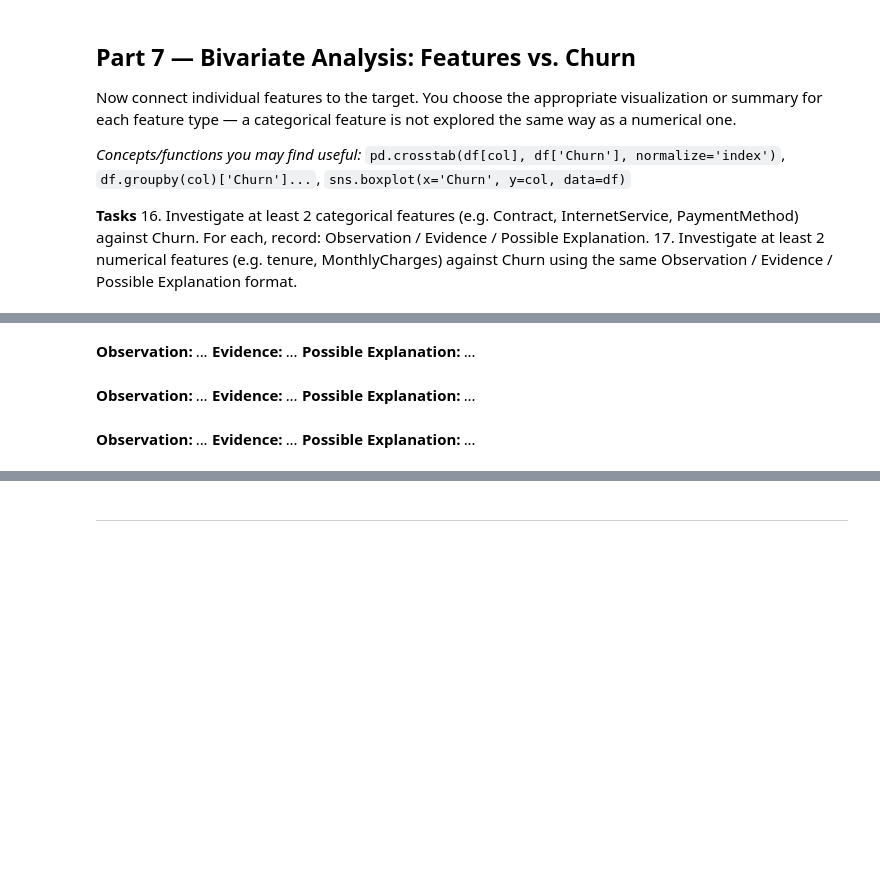
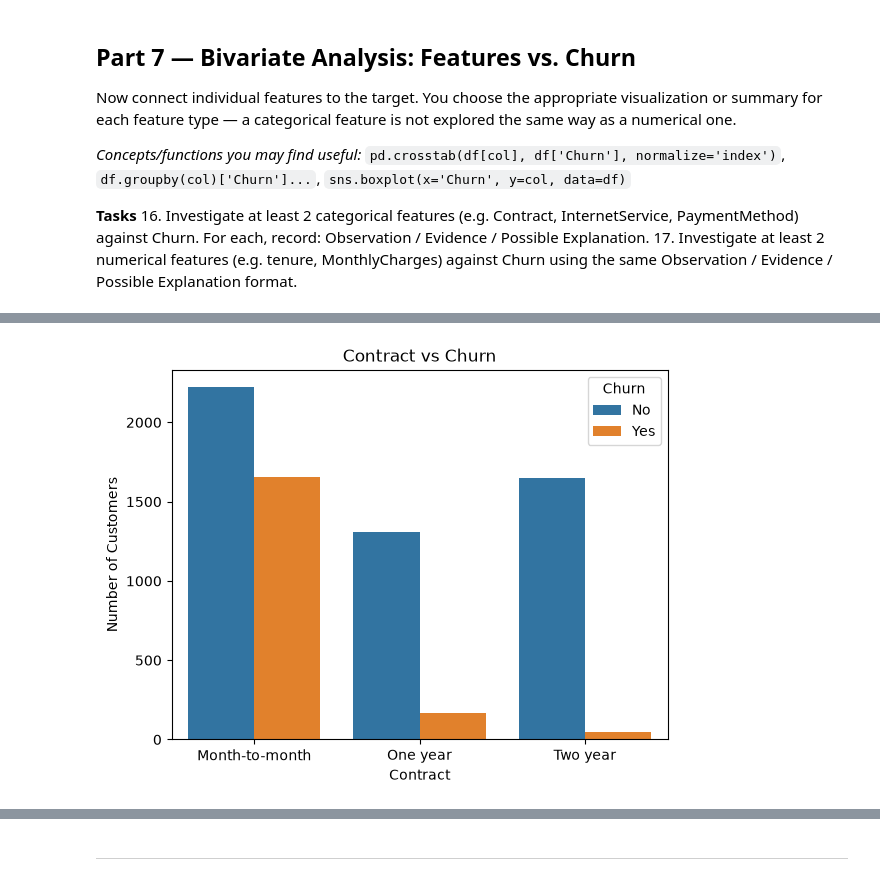
Before and after one commit to Ayesha-Mangi/ML_Labs, a Jupyter notebook: lab2_ayesha_churn_eda.ipynb, the cells around one changed output, grey strips where cells are left out. Saved outputs shown, nothing was run; the diff lists cells and outputs as text; code cells hidden in the pictures; blank space fills up the shorter version.

```diff
--- a/lab2_ayesha_churn_eda.ipynb
+++ b/lab2_ayesha_churn_eda.ipynb
@@ -474,4 +472,0 @@ Now connect individual features to the target. You choose the appropriate visual
-# %% [markdown]
-**Observation:** _..._
-**Evidence:** _..._
-**Possible Explanation:** _..._
@@ -480,4 +472,0 @@ Now connect individual features to the target. You choose the appropriate visual
-# %% [markdown]
-**Observation:** _..._
-**Evidence:** _..._
-**Possible Explanation:** _..._
@@ -486,4 +473,9 @@ Now connect individual features to the target. You choose the appropriate visual
-# %% [markdown]
-**Observation:** _..._
-**Evidence:** _..._
-**Possible Explanation:** _..._
+# %%
+# Task 16 — categorical feature 1 vs Churn
+sns.countplot(x='Contract', hue='Churn', data=df)
+plt.title('Contract vs Churn')
+plt.xlabel('Contract')
+plt.ylabel('Number of Customers')
+plt.show()
+# %% [output]
+[figure, added]
```
Also changed, not shown: parts of 24 cells of this notebook.
